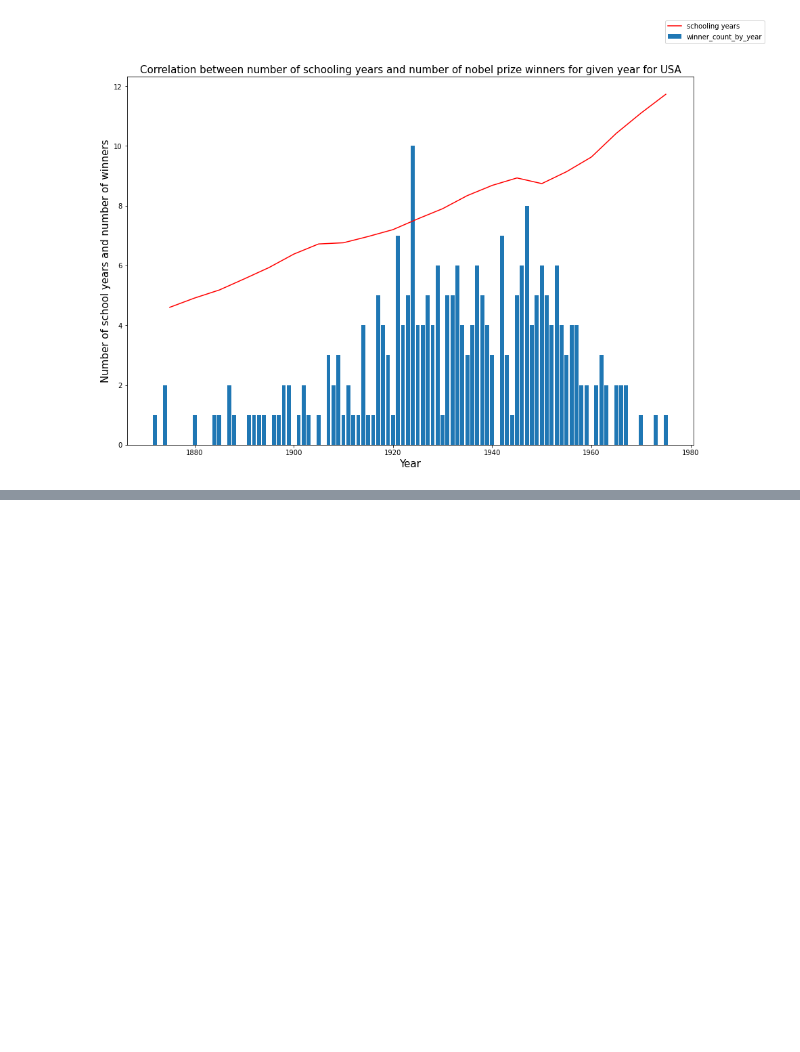
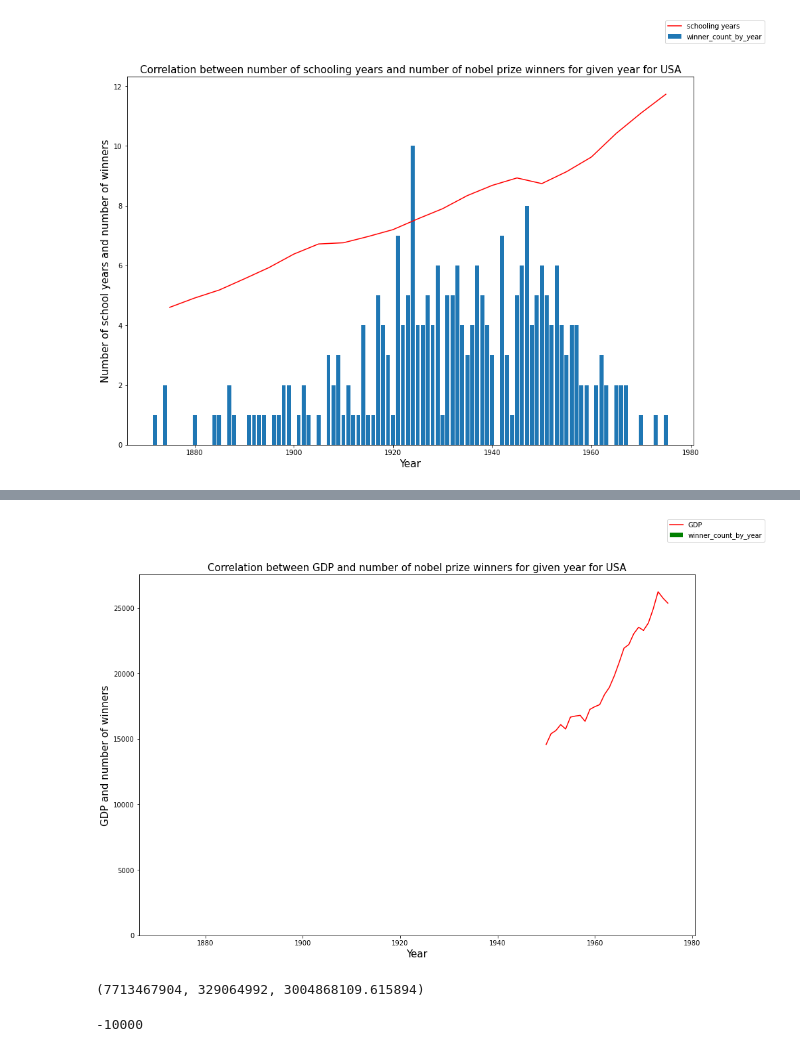
Before and after one commit to arturmusin47/nobel_prize_and_schooling, a Jupyter notebook: EDA.ipynb, the cells around one changed output, grey strips where cells are left out. Drawn from its saved outputs; the diff is of its cells as text; code cells hidden in the pictures; blank space fills up the shorter version.

```diff
--- a/EDA.ipynb
+++ b/EDA.ipynb
@@ -594,0 +590,38 @@ gdp_schooling_US.plot(x='Year',y='Total years of schooling (Lee-Lee (2016))',kin
+# %%
+#USA gdp data filter for Correlation
+gdp_USA=gdp_schooling[(gdp_schooling.CODE=='USA') & (gdp_schooling['Output-side real GDP per capita (gdppc_o) (PWT 9.1 (2019))'].notnull())].sort_values(by='Year')
+max_year_US=merged_for_code['Year of schooling start of winner'][merged_for_code.CODE=='USA'].max()
+min_year_US=merged_for_code['Year of schooling start of winner'][merged_for_code.CODE=='USA'].min()
+min_year_US, max_year_US
+final_gdp_df_USA=gdp_USA[(gdp_USA.Year>=min_year_US) & (gdp_USA.Year<=max_year_US)].sort_values(by='Year')
+# merged_for_code
+
+winner_count_by_year_USA_gdp=merged_for_code[merged_for_code.CODE=='USA'].groupby('Year of schooling start of winner').count()['fullName']
+# %%
+#Correlation between number of schooling years and number of nobel prize winners for given year for UK
+fig, ax = plt.subplots(figsize=(15,10))
+plt.plot(final_gdp_df_USA.Year, final_gdp_df_USA['Output-side real GDP per capita (gdppc_o) (PWT 9.1 (2019))'], color='red')
+plt.bar(winner_count_by_year_USA_gdp.index, winner_count_by_year_USA_gdp, color='green')
+
+plt.title('Correlation between GDP and number of nobel prize winners for given year for USA',fontsize=15)
+ax.set_xlabel('Year',fontsize=15)
+ax.set_ylabel('GDP and number of winners',fontsize=15)
+fig.legend(labels = ('GDP','winner_count_by_year'), loc='upper right')
+
+plt.show()
+# plt.savefig('Correlation between GDP and winners USA.png')
+# %% [output]
+[figure, added]
+# %%
+#max available year
+
+max_year=max(gdp_schooling.Year) #2019
+latest_year_population=gdp_schooling[gdp_schooling.Year==max_year].astype({'Total population (Gapminder, HYDE & UN)':'int'})
+total_population=int(latest_year_population['Total population (Gapminder, HYDE & UN)'][latest_year_population.Entity=='World'])
+USA_population=int(latest_year_population['Total population (Gapminder, HYDE & UN)'][latest_year_population.Entity=='United States'])
+
+mean_total_population=np.mean(gdp_schooling['Total population (Gapminder, HYDE & UN)'][gdp_schooling.Entity=='World'])
+
+total_population, USA_population, mean_total_population
+# %% [output]
+(7713467904, 329064992, 3004868109.615894)
@@ -594,0 +635,4 @@ gdp_schooling_US.plot(x='Year',y='Total years of schooling (Lee-Lee (2016))',kin
+# %%
+min(gdp_schooling.Year[(gdp_schooling.Entity=='World') & (gdp_schooling['Total population (Gapminder, HYDE & UN)'].notnull())])
+# %% [output]
+-10000
```
Also changed, not shown: parts of 9 cells of this notebook, 2 other files.
